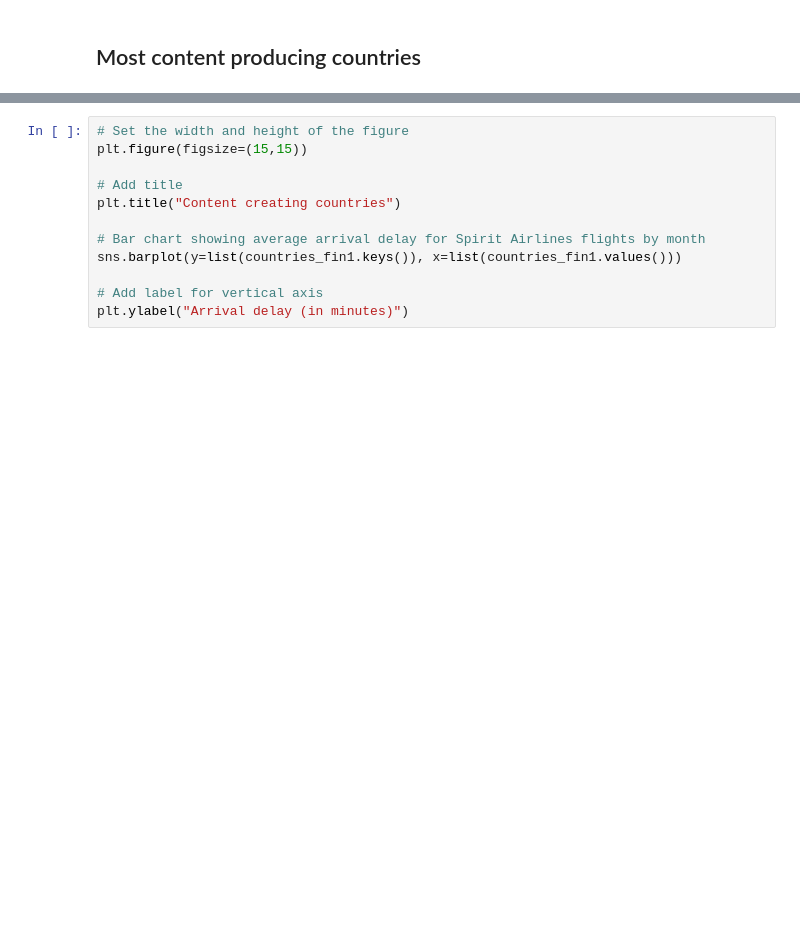
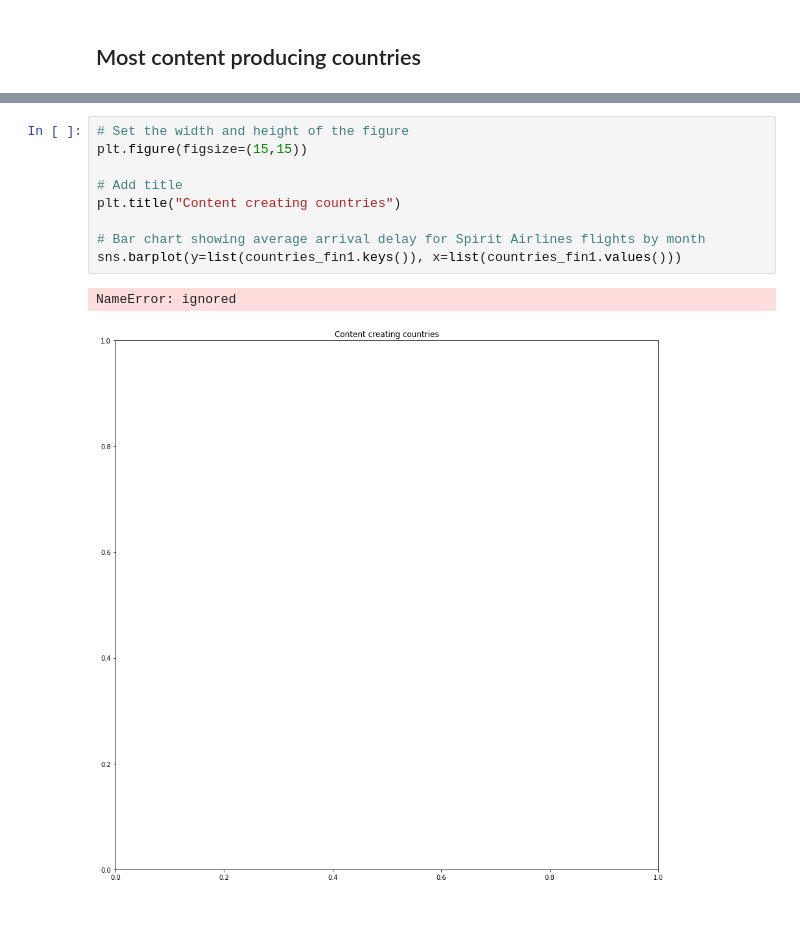
Before and after one commit to ReynaldiGM/DS_Journey, a Jupyter notebook: LongAssignment_Reynaldi.ipynb, the cells around one changed output, grey strips where cells are left out. Saved outputs shown, nothing was run; the diff lists cells and outputs as text; blank space fills up the shorter version.

```diff
--- a/LongAssignment_Reynaldi.ipynb
+++ b/LongAssignment_Reynaldi.ipynb
@@ -509,12 +558,14 @@ fig.show()
 # %%
 # Set the width and height of the figure
 plt.figure(figsize=(15,15))
 
 # Add title
 plt.title("Content creating countries")
 
 # Bar chart showing average arrival delay for Spirit Airlines flights by month
 sns.barplot(y=list(countries_fin1.keys()), x=list(countries_fin1.values()))
-
-# Add label for vertical axis
-plt.ylabel("Arrival delay (in minutes)")
+# %% [output]
+NameError: ignored
+[figure, added]
+# %% [markdown]
+##
```
Also changed, not shown: parts of 31 cells of this notebook.
